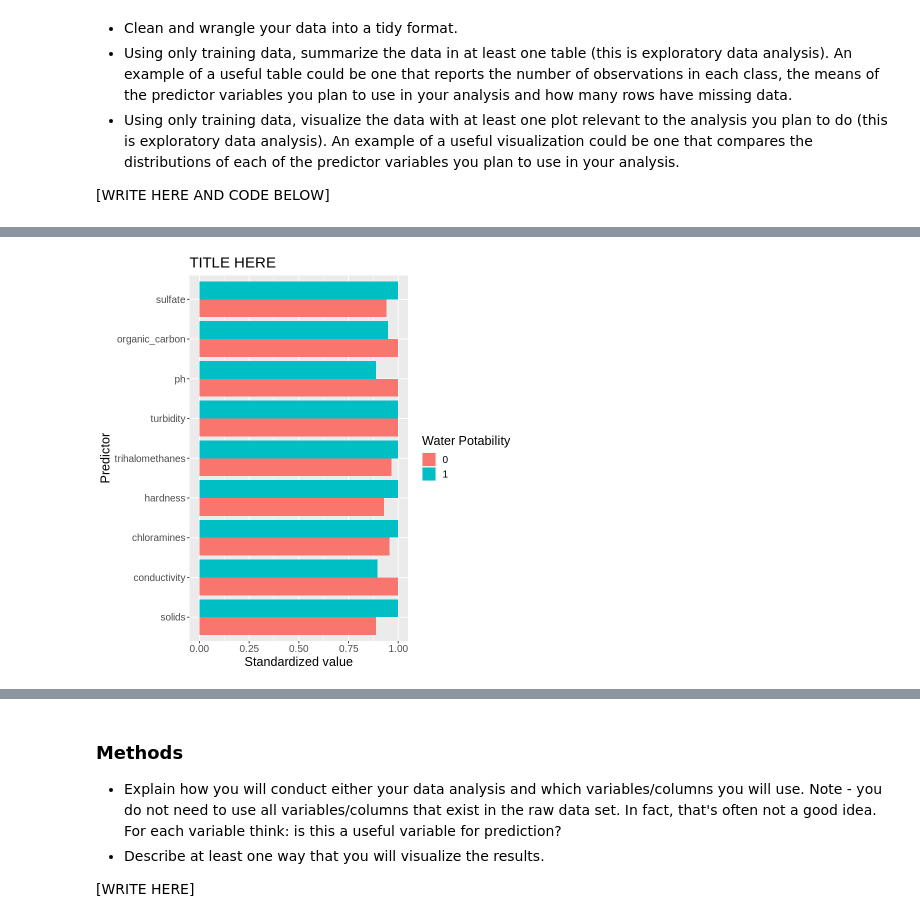
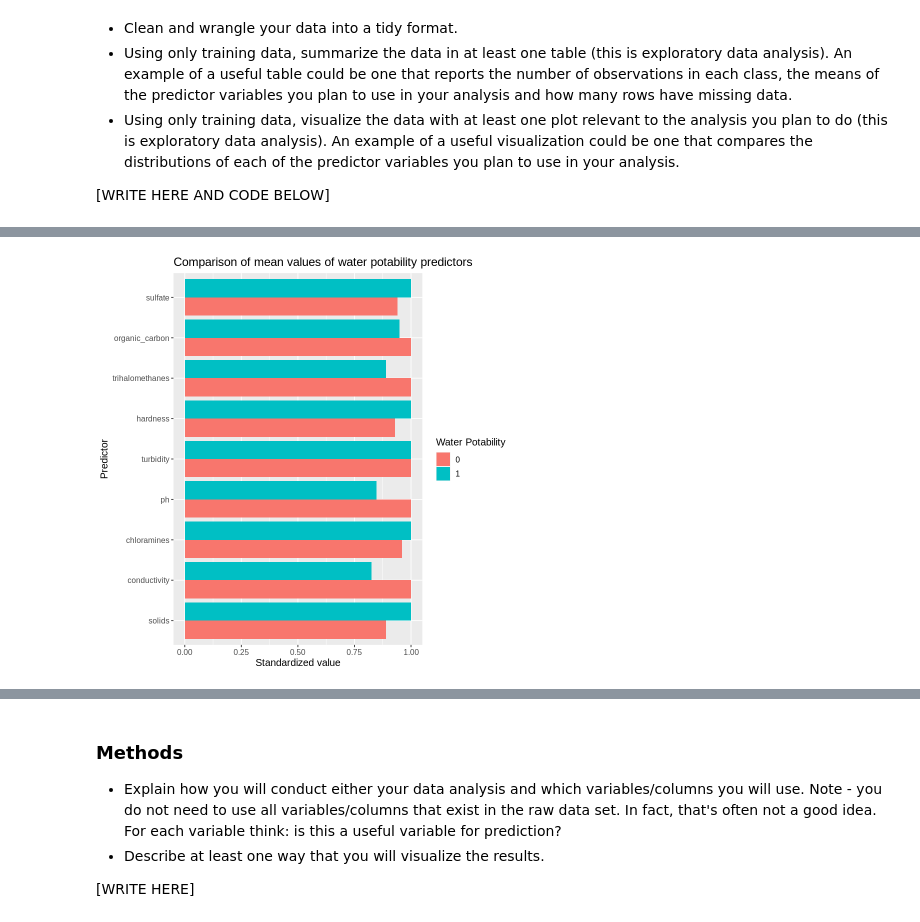
Before and after one commit to kashish1928/Dsci100_Group93_, a Jupyter notebook: Project_Proposal.ipynb, the cells around one changed output, grey strips where cells are left out. Cells and saved outputs as stored; diff of their text form; code cells hidden in the pictures.

Commit message:
Cleaned preliminary analysis and added scatterplot comparing two predictors.

```diff
--- a/Project_Proposal.ipynb
+++ b/Project_Proposal.ipynb
@@ -99,21 +99,30 @@ water_train <- training(water_split)  #Set the 0.75 split as the training data
 # %%
-min_table <- water_train |> #Find means for all predictors grouped by potability
+#4. SUMMARIZE DATA IN A TABLE
+water_train_means <- water_train |> #find means for all predictors grouped by potability
+    group_by(potability) |>
+    summarize(across(ph:turbidity, mean, na.rm=TRUE))
+
+water_train_nrows <- water_train |> #count number of observations in the two groups
+    group_by(potability) |>
+    summarize(n = n())
+
+water_train_summary <- water_train_means |> #merge grouped n dataframe with grouped means dataframe
+    merge(water_train_nrows)
+
+water_train_summary
+
+#5. SCALE TRAINING DATA (0 to 1)
+min_table <- water_train |> #min value of all predictors
     select(-potability) |>
     map_df(min)
 
-max_table <- water_train |> #Find means for all predictors grouped by potability
+max_table <- water_train |> #max value of all predictors
     select(-potability) |>
     map_df(max)
 
-diff_table <- max_table - min_table
+diff_table <- max_table - min_table #max - min for all predictors
 
-min_table
-
-max_table
-
-diff_table
-
-scaled_table <- water_train |> #Scale all predictor columns
+water_train_scaled <- water_train |> #scale all predictors X (0 to 1) according to (Xi - Xmin)/(Xmax - Xmin)
     select(-potability) |>
     mutate(ph = (ph - min_table$ph) / diff_table$ph,
            hardness = (hardness - min_table$hardness) / diff_table$hardness,
@@ -123,40 +132,38 @@ scaled_table <- water_train |> #Scale all predictor columns
            conductivity = (conductivity - min_table$conductivity) / diff_table$conductivity,
            organic_carbon = (organic_carbon - min_table$organic_carbon) / diff_table$organic_carbon,
            trihalomethanes = (trihalomethanes - min_table$trihalomethanes) / diff_table$trihalomethanes,
-           turbidity = (turbidity - min_table$turbidity) / diff_table$turbidity)
+           turbidity = (turbidity - min_table$turbidity) / diff_table$turbidity) |>
+    bind_cols(potability = water_train$potability)
 
-head(scaled_table)
+head(water_train_scaled)
 
-potability_column <- select(water_train, potability) #Remove the "potability" column
-
-scaled_table_potability <- bind_cols(scaled_table, potability = potability_column) #Reattach the "potability" column
-
-means_table <- water_train |> #Find means for all predictors grouped by potability
-    group_by(potability) |>
-    summarize(across(ph:turbidity, mean, na.rm=TRUE))
-
-rowcount_table <- water_train |> #Count number of observations in the two groups
-    group_by(potability) |>
-    summarize(n = n())
-
-summary_table <- means_table |> #Merge grouped n dataframe with grouped means dataframe
-    merge(rowcount_table)
-
-head(summary_table)
-
-scaled_table_potability_longer <- scaled_table_potability |> #Pivot longer, generating columns "predictor" and "value"
+#6. PLOT SCALED TRAINING DATA (0-1) IN A BARPLOT SHOWING MEANS OF EACH PREDICTOR
+water_train_scaled_longer <- water_train_scaled |> #pivot longer, generating columns "predictor" and "value"
     pivot_longer(c(ph, hardness, solids, chloramines, sulfate, conductivity, organic_carbon, trihalomethanes, turbidity), names_to = "predictor")
 
-scaled_table_potability_longer
-
-bar_plot <- scaled_table_potability_longer |> #Bar plot
+water_train_barplot <- water_train_scaled_longer |> #barplot showing the scaled (0 to 1) means of each predictor grouped by potability
     ggplot(aes(y = reorder(predictor, value),x = value, fill = potability)) +
     geom_col(position = 'dodge') +
     xlab("Standardized value") +
     ylab("Predictor") +
     labs(fill = "Water Potability") +
-    ggtitle("TITLE HERE") +
-    theme(text = element_text(size = 15))
+    ggtitle("Comparison of mean values of water potability predictors") +
+    theme(text = element_text(size = 12))
 
-bar_plot
+water_train_barplot
+
+#7. SCALE TRAINING DATA USING SCALE()
+water_train_scaled_2 <- water_train |> #scale all predictors using the scale() function
+    select(-potability) |>
+    scale(center = TRUE, scale = TRUE) |>
+    bind_cols(potability = water_train$potability)
+
+#8. PLOT SCALED TRAINING DATA IN A SCATTERPLOT COMPARING THE DISTRIBUTION ACCORDING TO TWO SELECTED PREDICTORS
+water_train_scatterplot <- water_train_scaled_2 |> #scatterplot comparing two predictors--in this case, pH and hardness, standardized
+    ggplot(aes(x = ph, y = hardness, color = potability)) +
+    geom_point() +
+    labs(x = "Standardized pH", y = "Standardized hardness") +
+    theme(text = element_text(size = 20))
+
+water_train_scatterplot
 # %% [output]
@@ -208 +184 @@ A tibble: 13572 × 3
-[figure, old version]
+[figure, new version]
```
Also changed, not shown: parts of 4 cells of this notebook.
